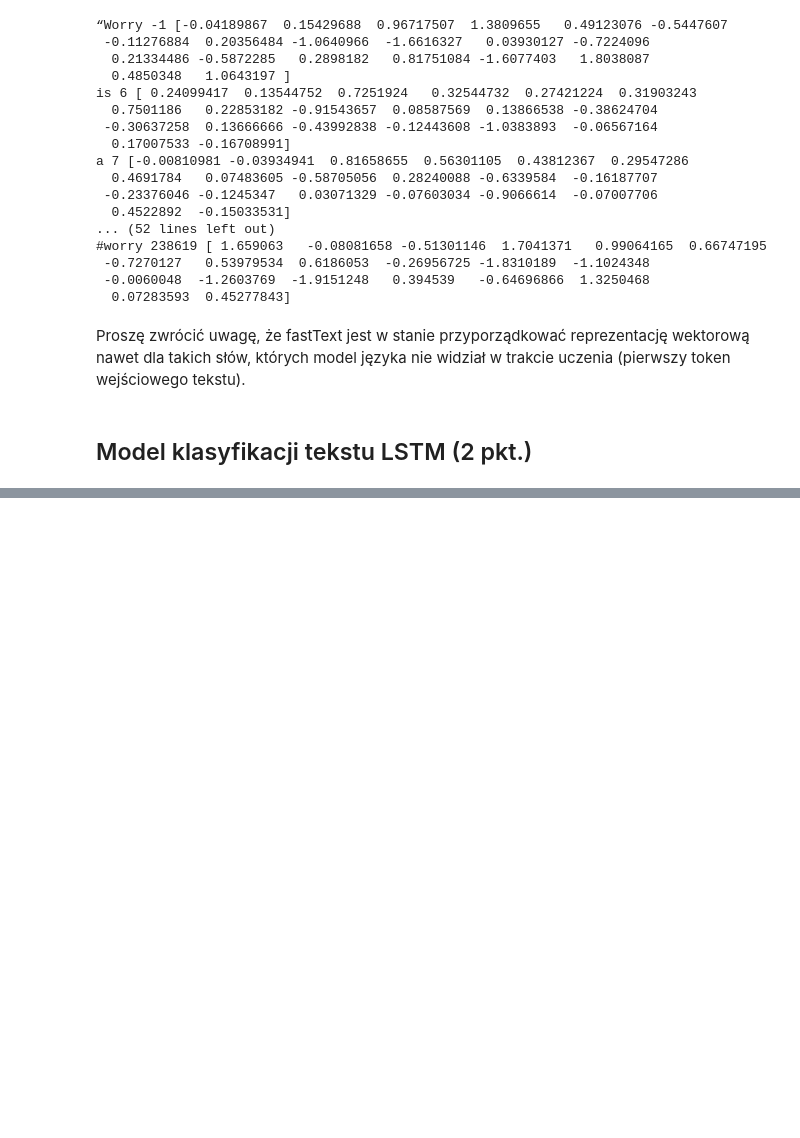
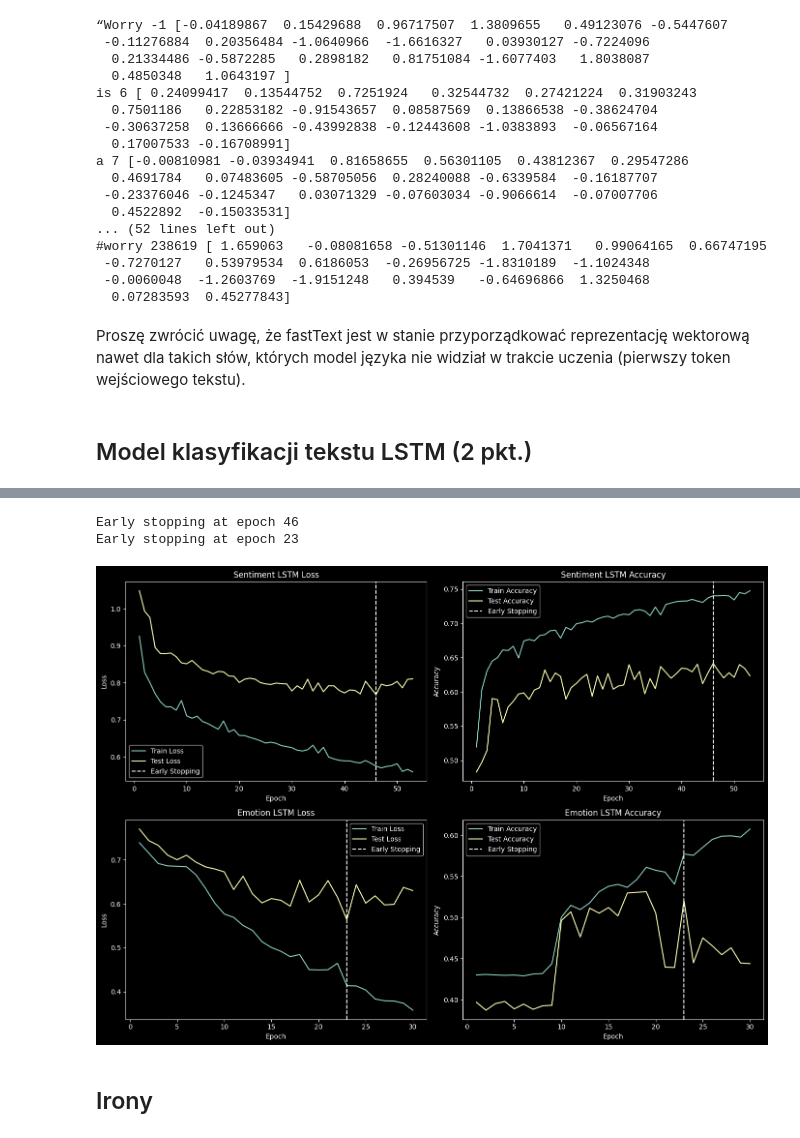
Before and after one commit to pananananas/G-bokie-Sieci-Neuronowe, a Jupyter notebook: 10/lab10.ipynb, the cells around one changed output, grey strips where cells are left out. Cells and saved outputs as stored; diff of their text form; code cells hidden in the pictures; blank space fills up the shorter version.

```diff
--- a/10/lab10.ipynb
+++ b/10/lab10.ipynb
@@ -276,0 +524,28 @@ Należy wybrać 2 z 7 dostępnych podzbiorów z [TweetEval](https://github.com/c
+# %%
+BATCH_SIZE = 256
+
+TRAIN_TEXT_EMOTION = 'data/tweeteval/datasets/emotion/train_text.txt'
+TRAIN_LABELS_EMOTION = 'data/tweeteval/datasets/emotion/train_labels.txt'
+VAL_TEXT_EMOTION = 'data/tweeteval/datasets/emotion/test_text.txt'
+VAL_LABELS_EMOTION = 'data/tweeteval/datasets/emotion/test_labels.txt'
+
+train_loader = load_and_prepare_data(TRAIN_TEXT_EMOTION, TRAIN_LABELS_EMOTION, batch_size = BATCH_SIZE)
+val_loader = load_and_prepare_data(VAL_TEXT_EMOTION, VAL_LABELS_EMOTION, batch_size = BATCH_SIZE)
+# %%
+input_dim = 100
+hidden_dim = [32, 16]
+output_dim = 3
+n_layers = 2
+learning_rate = 0.001
+epochs = 100
+patience = 7
+
+model = LSTM(input_dim, hidden_dim, output_dim, n_layers).to(device)
+loss_fn = nn.CrossEntropyLoss()
+optimizer = optim.Adam(model.parameters(), lr=learning_rate)
+
+metrics['Emotion LSTM'] = fit(
+    model, optimizer, loss_fn,
+    train_loader, val_loader,
+    epochs, patience
+)
@@ -276,0 +566,8 @@ Należy wybrać 2 z 7 dostępnych podzbiorów z [TweetEval](https://github.com/c
+# %%
+plot_results(metrics, patience=patience)
+# %% [output]
+Early stopping at epoch 46
+Early stopping at epoch 23
+[figure, added]
+# %% [markdown]
+## Irony
```
Also changed, not shown: parts of 46 cells of this notebook, 2 other files.
